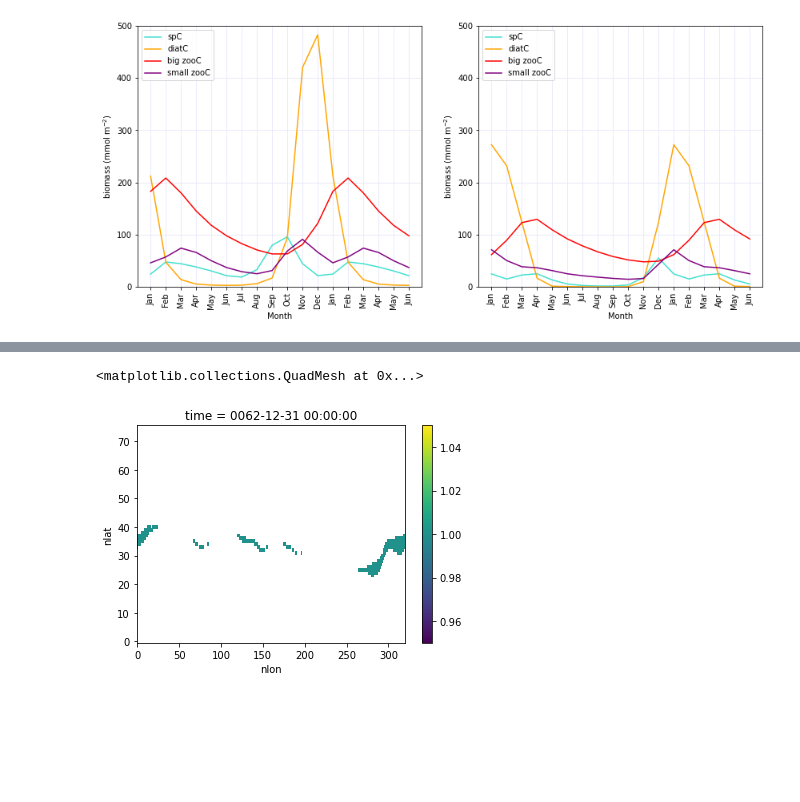
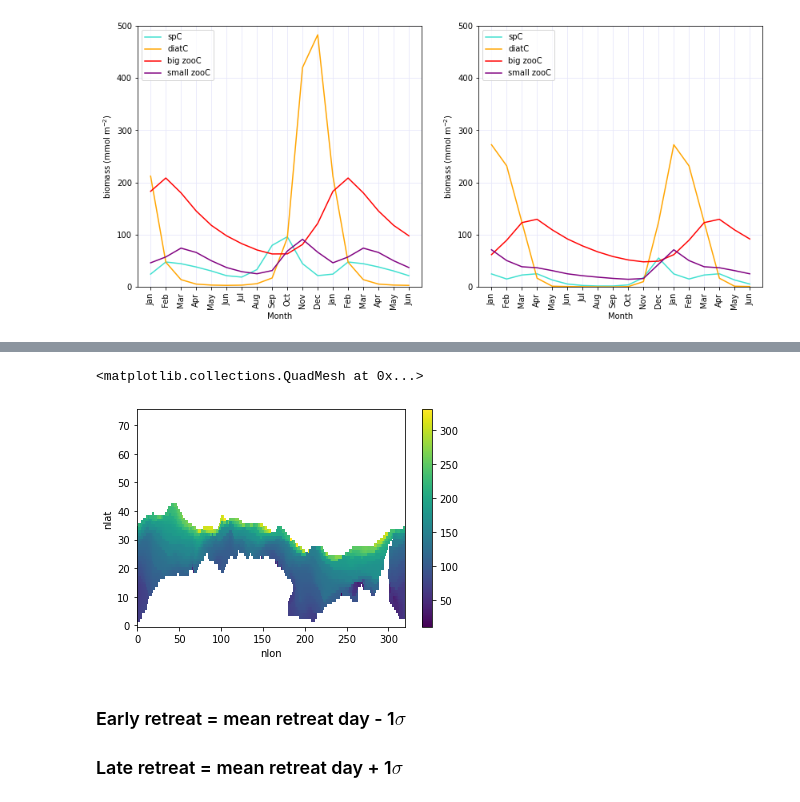
Before and after one commit to Zephyr-Sylvester/polynya_biology, a Jupyter notebook: seasonal_cycle_seaice_adv-ret.ipynb, the cells around one changed output, grey strips where cells are left out. Drawn from its saved outputs; the diff is of its cells as text; code cells hidden in the pictures; blank space fills up the shorter version.

```diff
--- a/seasonal_cycle_seaice_adv-ret.ipynb
+++ b/seasonal_cycle_seaice_adv-ret.ipynb
@@ -684 +732,29 @@ plt.xticks(xvals, xlabels, rotation='vertical');
+# %%
+monthly_advance = np.full((tlen,ylen,xlen),1,dtype=int)
+monthly_retreat = np.full((tlen,ylen,xlen),1,dtype=int)
+# %%
+for year in np.arange(0,60,1):
+    #print(year)
+    lower_month_bnd = year * 12
+    upper_month_bnd = lower_month_bnd + 12
+
+    for month in np.arange(lower_month_bnd,upper_month_bnd,1):
+
+        monthly_advance[month,:,:] = ds_seaice.ice_advance.isel(time=year)
+        monthly_retreat[month,:,:] = ds_seaice.ice_retreat.isel(time=year).values
+# %%
+monthly_advance = xr.DataArray(monthly_advance, dims=('time','nlat','nlon'))
+monthly_advance = monthly_advance.where(monthly_advance > 0)
+
+monthly_retreat = xr.DataArray(monthly_retreat, dims=('time','nlat','nlon'))
+monthly_retreat = monthly_retreat.where(monthly_retreat > 0)
+# %%
+monthly_advance.isel(time=719).plot()
+# %% [output]
+<matplotlib.collections.QuadMesh at 0x...>
+[figure, added]
+# %% [markdown]
+### Early retreat  = mean retreat day - 1${\sigma}$
+
+### Late retreat = mean retreat day + 1${\sigma}$
 # %%
@@ -695,5 +763,0 @@ for year in np.arange(0,1,1):
-# %%
-early_retreat_cells.plot()
-# %% [output]
-<matplotlib.collections.QuadMesh at 0x...>
-[figure, removed]
```
Also changed, not shown: parts of 40 cells of this notebook, 1 other file.
